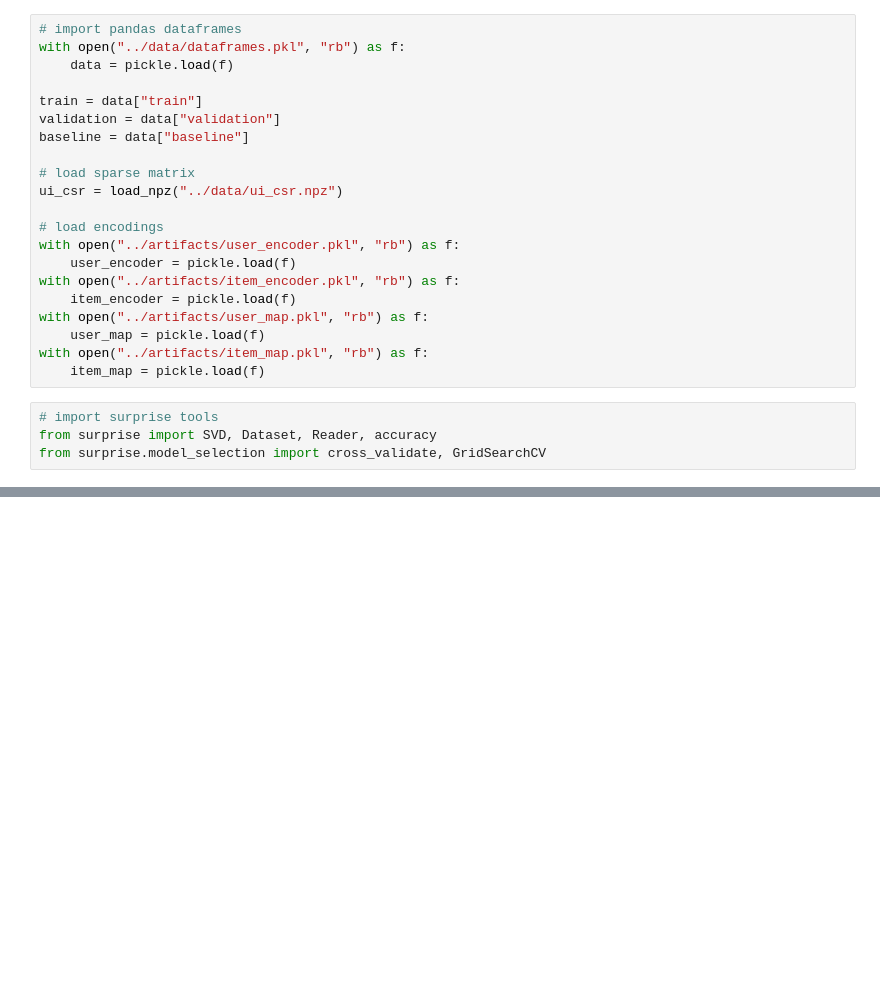
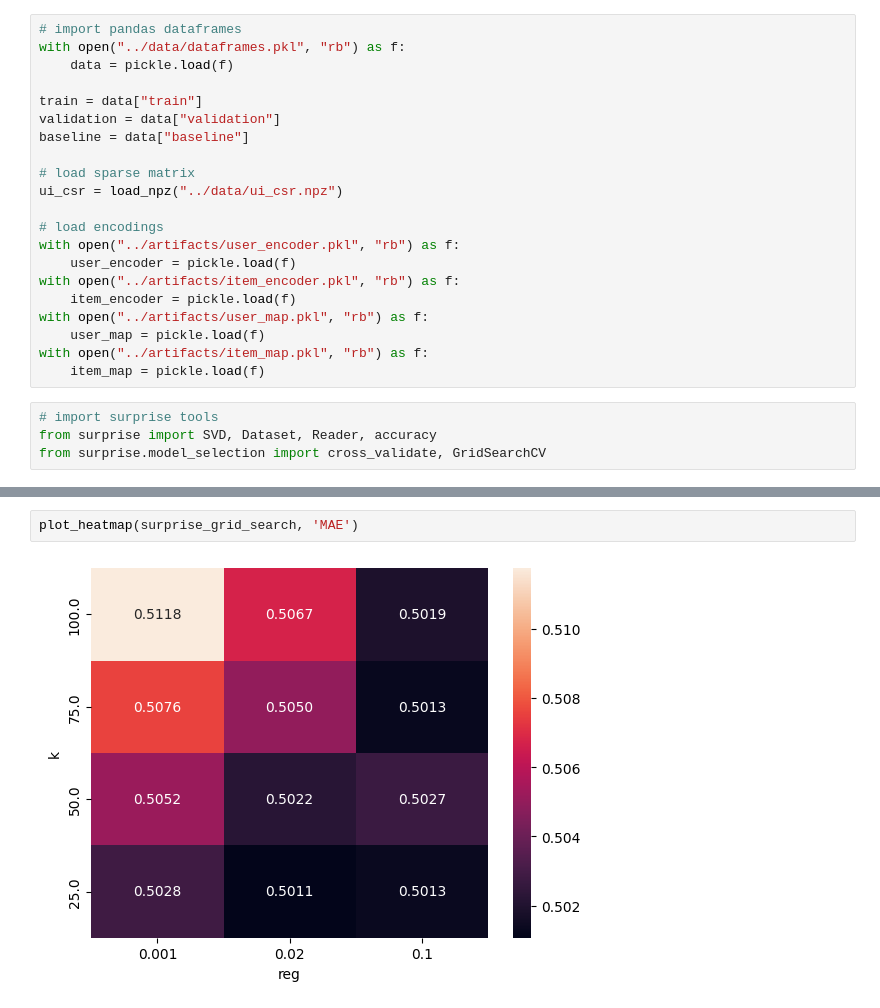
Before and after one commit to LucasLyons/Beer-Project, a Jupyter notebook: notebooks/05_surpriseSVD.ipynb, the cells around one changed output, grey strips where cells are left out. Drawn from its saved outputs; the diff is of its cells as text; blank space fills up the shorter version.

```diff
--- a/notebooks/05_surpriseSVD.ipynb
+++ b/notebooks/05_surpriseSVD.ipynb
@@ -106,0 +113,4 @@ Top 10 item catalog coverage with k=50, reg=0.02 is 0.6530008453085376
+# %%
+plot_heatmap(surprise_grid_search, 'MAE')
+# %% [output]
+[figure, added]
```
Also changed, not shown: parts of 20 cells of this notebook, 3 other files.
